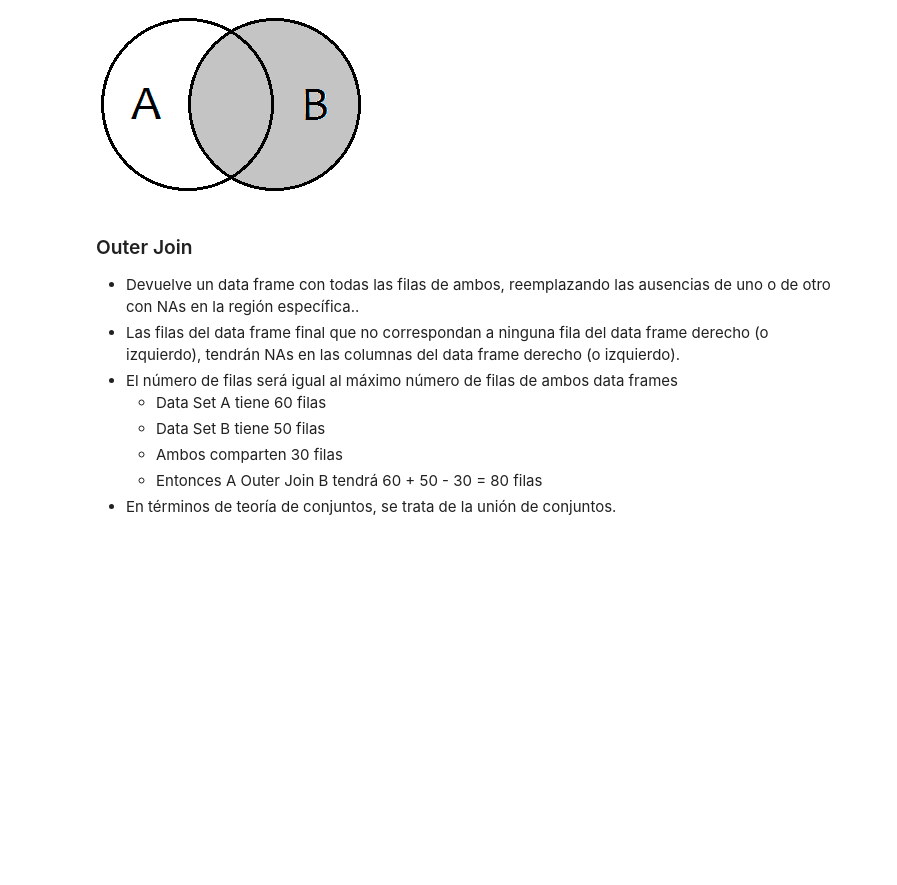
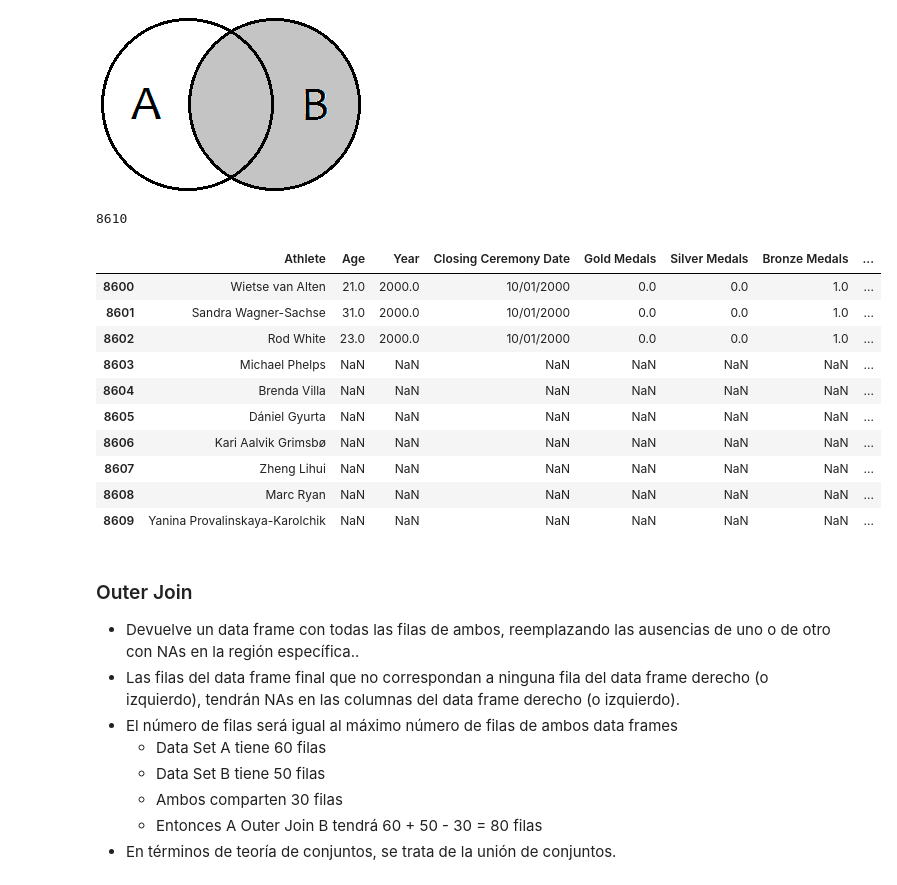
Before and after one commit to elugo00/machine-learning-python-course, a Jupyter notebook: notebooks/T2 - 4 - Data Cleaning - Concatenación de datos.ipynb, the cells around one changed output. Saved outputs shown, nothing was run; the diff lists cells and outputs as text; code cells hidden in the pictures; blank space fills up the shorter version.

Commit message:
T2-4: Data Cleaning: Concatenación de datos: Ejercicios con Joins: Inner, Left, Right y Outer.

```diff
--- a/notebooks/T2 - 4 - Data Cleaning - Concatenación de datos.ipynb
+++ b/notebooks/T2 - 4 - Data Cleaning - Concatenación de datos.ipynb
@@ -298,7 +298,8 @@ import numpy as np
 # %% [markdown]
 **Inner Join <= A (Left Join), B (Right Join) <= Outer Join**
 # %%
-out_athletes = np.random.choice(data_main["Athlete"], size=6, replace=False)
+column_name = "Athlete"
+out_athletes = np.random.choice(data_main[column_name], size=6, replace=False)
 # %%
 out_athletes
 # %% [output]
@@ -306,12 +307,12 @@ array(['Brenda Villa', 'Dániel Gyurta', 'Zheng Lihui',
        'Yanina Provalinskaya-Karolchik', 'Kari Aalvik Grimsbø',
        'Marc Ryan'], dtype=object)
 # %%
-data_country_dlt= data_country_dp[(~data_country_dp["Athlete"].isin(out_athletes)) &
-                                 (data_country_dp["Athlete"] != "Michael Phelps")]
-data_sports_dlt= data_sports_dp[(~data_sports_dp["Athlete"].isin(out_athletes)) &
-                                 (data_sports_dp["Athlete"] != "Michael Phelps")]
-data_main_dlt= data_main[(~data_main["Athlete"].isin(out_athletes)) &
-                                 (data_main["Athlete"] != "Michael Phelps")]
+data_country_dlt= data_country_dp[(~data_country_dp[column_name].isin(out_athletes)) &
+                                 (data_country_dp[column_name] != "Michael Phelps")]
+data_sports_dlt= data_sports_dp[(~data_sports_dp[column_name].isin(out_athletes)) &
+                                 (data_sports_dp[column_name] != "Michael Phelps")]
+data_main_dlt= data_main[(~data_main[column_name].isin(out_athletes)) &
+                                 (data_main[column_name] != "Michael Phelps")]
 # %%
 len(data_country_dlt)
 # %% [output]
@@ -372,3 +395,23 @@ Image(filename="resources/right-join.png")
+# %%
+merged_right = pd.merge(left=data_main_dlt, right=data_country_dp,
+                       how="right", left_on=column_name, right_on=column_name)
+len(merged_right)
+# %% [output]
+8610
+# %%
+merged_right.tail(10)
+# %% [output]
+|  | Athlete | Age | Year | Closing Ceremony Date | Gold Medals | Silver Medals | Bronze Medals | ... |
+| 8600 | Wietse van Alten | 21.0 | 2000.0 | 10/01/2000 | 0.0 | 0.0 | 1.0 | ... |
+| 8601 | Sandra Wagner-Sachse | 31.0 | 2000.0 | 10/01/2000 | 0.0 | 0.0 | 1.0 | ... |
+| 8602 | Rod White | 23.0 | 2000.0 | 10/01/2000 | 0.0 | 0.0 | 1.0 | ... |
+| 8603 | Michael Phelps | NaN | NaN | NaN | NaN | NaN | NaN | ... |
+| 8604 | Brenda Villa | NaN | NaN | NaN | NaN | NaN | NaN | ... |
+| 8605 | Dániel Gyurta | NaN | NaN | NaN | NaN | NaN | NaN | ... |
+| 8606 | Kari Aalvik Grimsbø | NaN | NaN | NaN | NaN | NaN | NaN | ... |
+| 8607 | Zheng Lihui | NaN | NaN | NaN | NaN | NaN | NaN | ... |
+| 8608 | Marc Ryan | NaN | NaN | NaN | NaN | NaN | NaN | ... |
+| 8609 | Yanina Provalinskaya-Karolchik | NaN | NaN | NaN | NaN | NaN | NaN | ... |
 # %% [markdown]
 ### Outer Join
 * Devuelve un data frame con todas las filas de ambos, reemplazando las ausencias de uno o de otro con NAs en la región específica..
```
Also changed, not shown: parts of 14 cells of this notebook.
